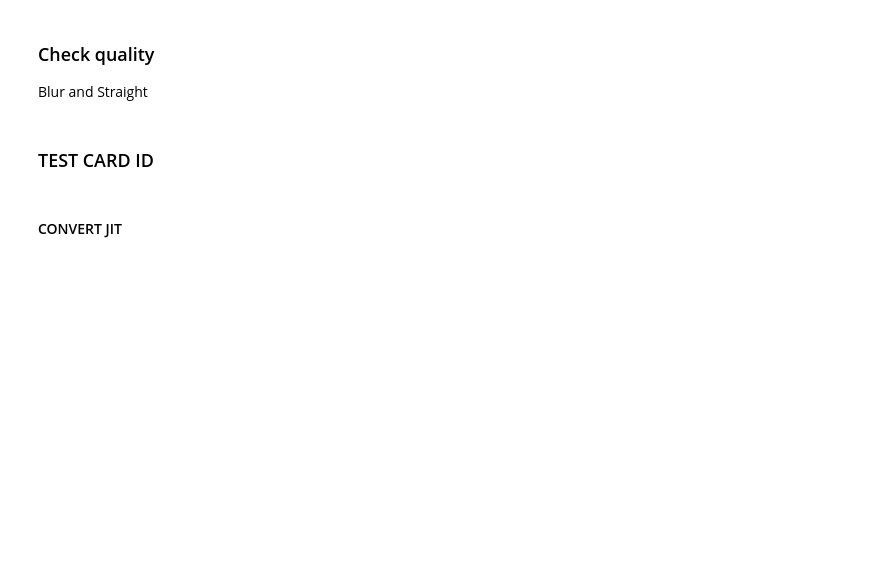
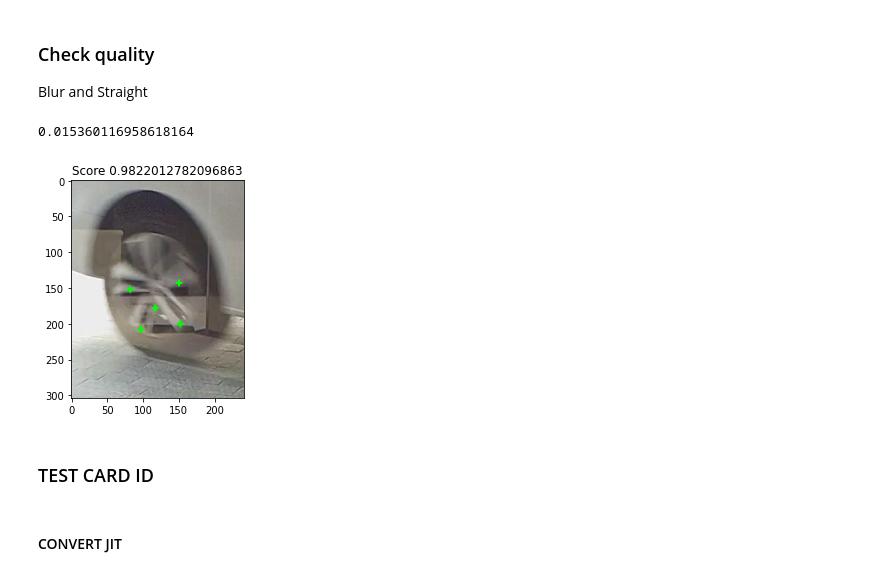
Before and after one commit to khiemauto/InsightFace_LocalSearch, a Jupyter notebook: lab.ipynb, the cells around one changed output. Drawn from its saved outputs; the diff is of its cells as text; code cells hidden in the pictures; blank space fills up the shorter version.

```diff
--- a/lab.ipynb
+++ b/lab.ipynb
@@ -149,22 +158,42 @@ for root, dirs, files in os.walk("datalab/good", topdown=False):
 
             # plt.show()
 # %%
-
+%matplotlib inline
 #Check similar
 face_desc = {}
 for root, dirs, files in os.walk("datalab/similar", topdown=False):
     files.sort()
     for name in files:
         path = os.path.join(root, name)
         bgr = cv2.imread(path)
         rgb = cv2.cvtColor(bgr, cv2.COLOR_BGR2RGB)
-        plt.imshow(rgb)
+        # plt.imshow(rgb)
 
         try:
-            desc, _ = share_param.facerec_system.sdk.extract_face_descriptor(rgb)
+            preTime = time.time()
+            bboxes, landmarks = share_param.facerec_system.sdk.detect_post_faces(rgb)
+            print(time.time() - preTime)
+            if len(bboxes) > 1:
+                raise ValueError("Detected more than one face on provided image.")
+            elif len(bboxes) == 0:
+                raise ValueError("Can't detect any faces on provided image.")
+
+            cnts = landmarks[0].reshape(5,2, order='F').astype(np.int16)
+            for point in cnts:
+                cv2.drawMarker(rgb, tuple(point), color=(0,255,0), markerType=cv2.MARKER_CROSS, markerSize=8, thickness=2)
+
+            face = share_param.facerec_system.sdk.align_face(rgb, landmarks[0])
+            descriptor = share_param.facerec_system.sdk.get_descriptor(face)
+            plt.figure()
+            strInfo = f"Score {bboxes[0][4]}"
+            plt.title(strInfo)
+            plt.imshow(rgb)
         except:
             continue
-        face_desc[name] = desc
+        face_desc[name] = descriptor
+# %% [output]
+0.015360116958618164
+[figure, added]
 # %%
 %matplotlib inline
 
```
Also changed, not shown: parts of 3 cells of this notebook.
